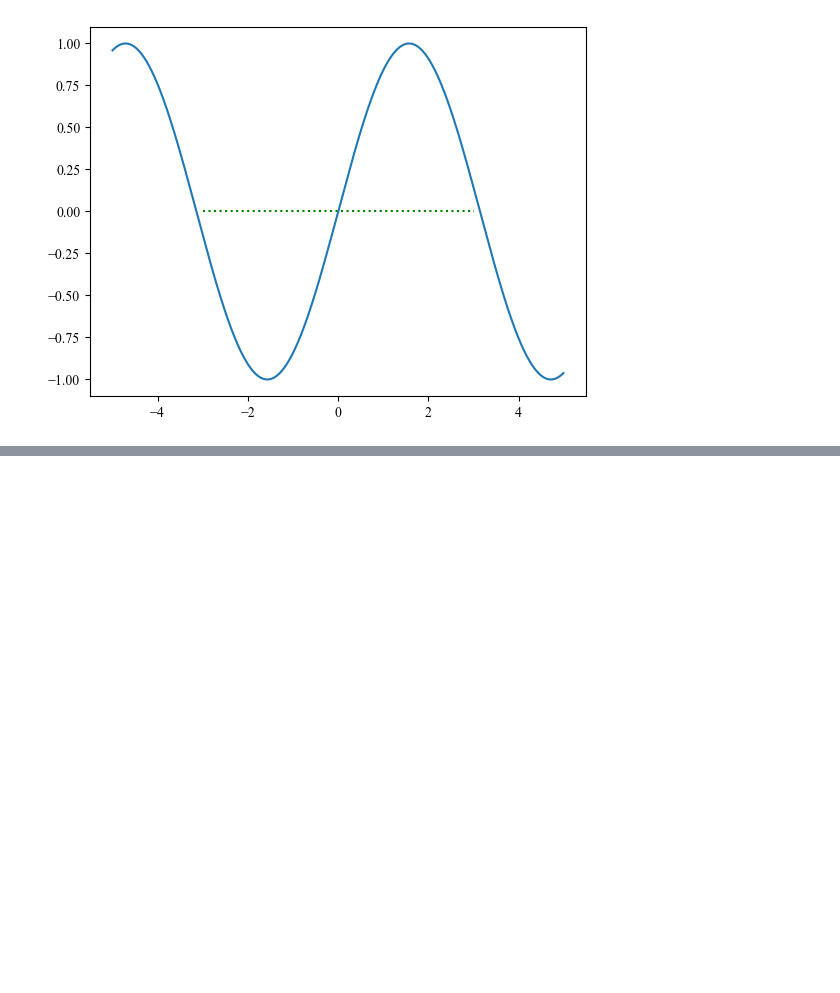
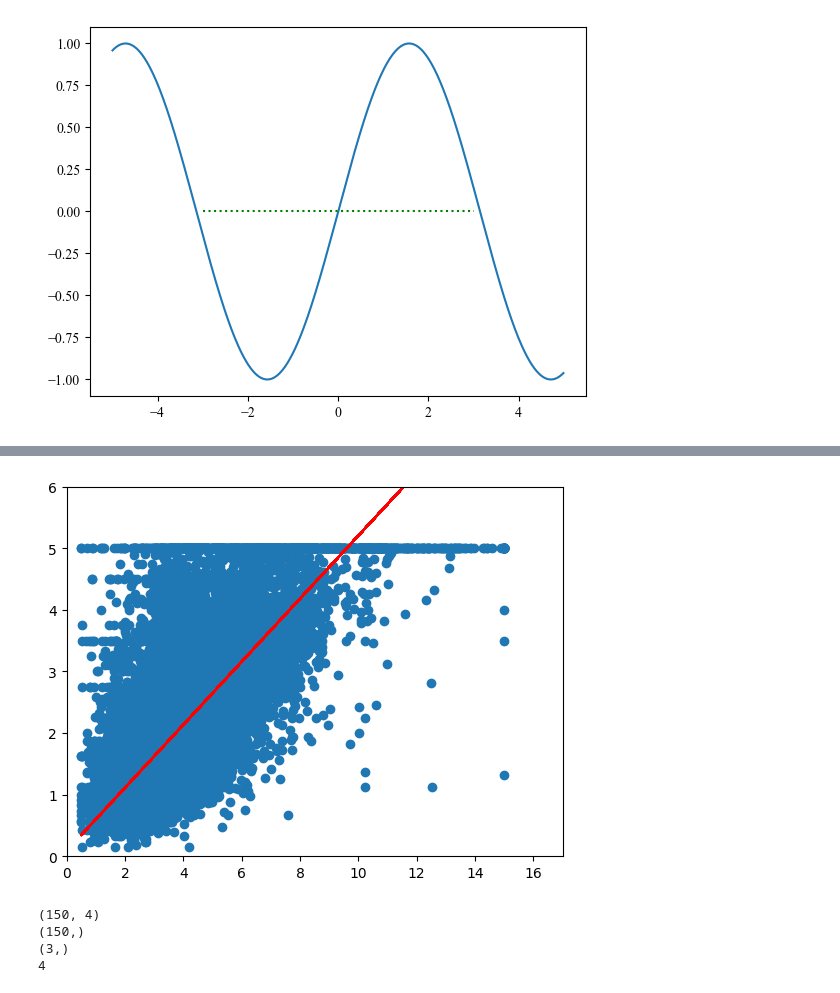
Before and after one commit to aice-ice/Senior-project, a Jupyter notebook: test.ipynb, the cells around one changed output, grey strips where cells are left out. Drawn from its saved outputs; the diff is of its cells as text; code cells hidden in the pictures; blank space fills up the shorter version.

```diff
--- a/test.ipynb
+++ b/test.ipynb
@@ -140,0 +187,30 @@ plt.show()
+# %%
+x = df_X['MedInc']
+y = df_y
+
+fig, ax = plt.subplots()
+ax.plot(x, a * x + b, color='red')
+ax.scatter(x, y)
+ax.set_xlim(0, 17)
+ax.set_ylim(0, 6)
+plt.show()
+# %% [output]
+[figure, added]
+# %%
+from sklearn.datasets import load_iris
+
+iris_dataset = load_iris()
+data_array = iris_dataset["data"]
+line_num = iris_dataset["target"]
+line = iris_dataset["target_names"]
+feature = iris_dataset["feature_names"]
+
+print(data_array.shape)
+print(line_num.shape)
+print(line.shape)
+print(len(feature))
+# %% [output]
+(150, 4)
+(150,)
+(3,)
+4
```
Also changed, not shown: parts of 8 cells of this notebook.
